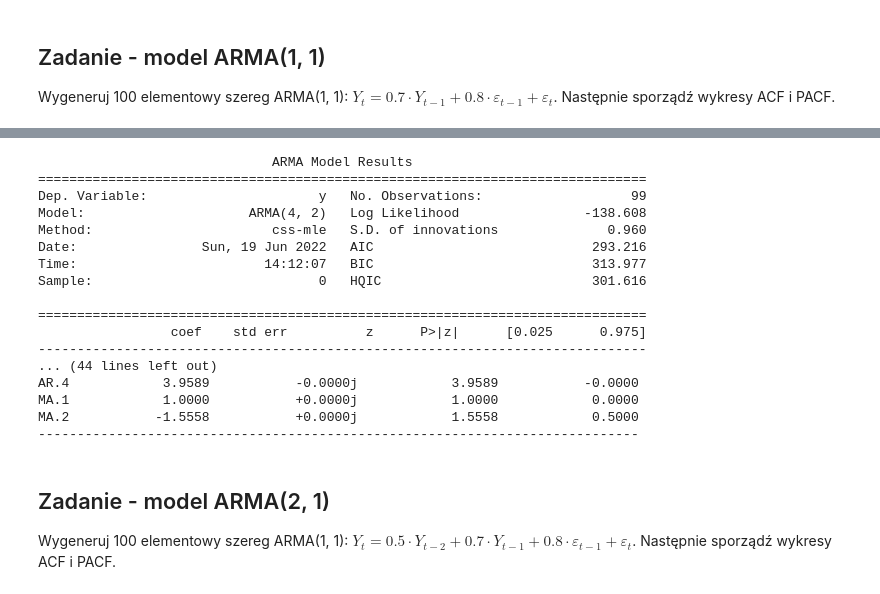
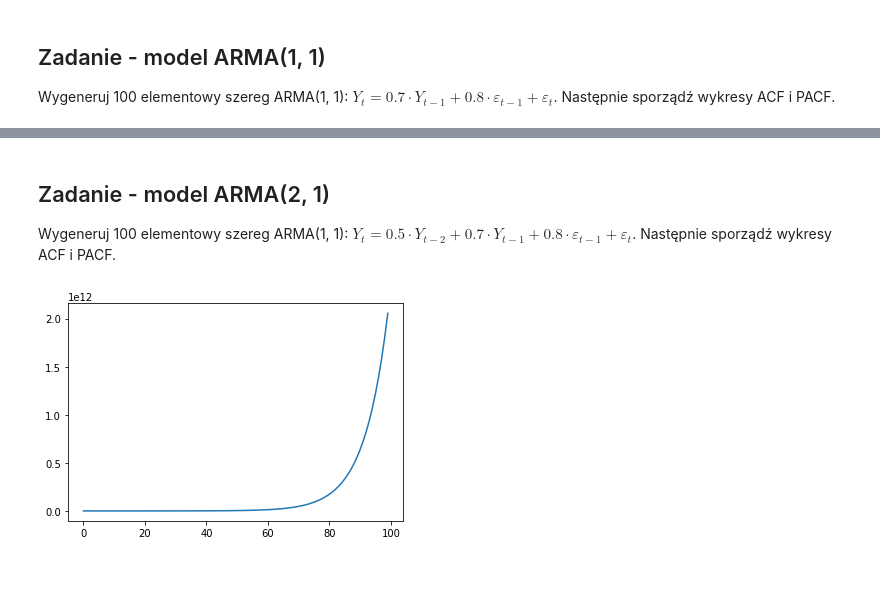
Before and after one commit to mdabrowski-phd/ds250223_regul, a Jupyter notebook: 04_szeregi_czasowe/05_MA_AR.ipynb, the cells around one changed output, grey strips where cells are left out. Cells and saved outputs as stored; diff of their text form; code cells hidden in the pictures.

```diff
--- a/04_szeregi_czasowe/05_MA_AR.ipynb
+++ b/04_szeregi_czasowe/05_MA_AR.ipynb
@@ -257,26 +245,16 @@ plt.show()
-# %%
-m1 = ARIMA(endog=arima_diff, order=(4, 0, 2)).fit()
-m2 = ARIMA(endog=arima, order=(4, 1, 2)).fit()
-print(m1.summary())
-print(m2.summary())
-# %% [output]
-                              ARMA Model Results
-==============================================================================
-Dep. Variable:                      y   No. Observations:                   99
-Model:                     ARMA(4, 2)   Log Likelihood                -138.608
-Method:                       css-mle   S.D. of innovations              0.960
-Date:                Sun, 19 Jun 2022   AIC                            293.216
-Time:                        14:12:07   BIC                            313.977
-Sample:                             0   HQIC                           301.616
-
-==============================================================================
-                 coef    std err          z      P>|z|      [0.025      0.975]
-------------------------------------------------------------------------------
-... (44 lines left out)
-AR.4            3.9589           -0.0000j            3.9589           -0.0000
-MA.1            1.0000           +0.0000j            1.0000            0.0000
-MA.2           -1.5558           +0.0000j            1.5558            0.5000
------------------------------------------------------------------------------
 # %% [markdown]
 ## Zadanie - model ARMA(2, 1)
 Wygeneruj 100 elementowy szereg ARMA(1, 1): $Y_t = 0.5\cdot Y_{t-2} + 0.7\cdot Y_{t-1} + 0.8\cdot \varepsilon_{t-1} + \varepsilon_t$. Następnie sporządź wykresy ACF i PACF.
+# %%
+np.random.seed(128)
+N5 = 201
+e = np.random.normal(0,1,N5)
+arma = 10*np.ones(N5)
+for i in range(1,N5):
+    arma[i] = 0.7*arma[i-1]+0.5*arma[i-2]+0.8*e[i-1]+e[i]
+arma = arma[101:]
+plt.plot(arma)
+plt.show()
+#niestacjonarny wynika to z niestacjonarności części AR
+# %% [output]
+[figure, added]
```
Also changed, not shown: parts of 39 cells of this notebook.
